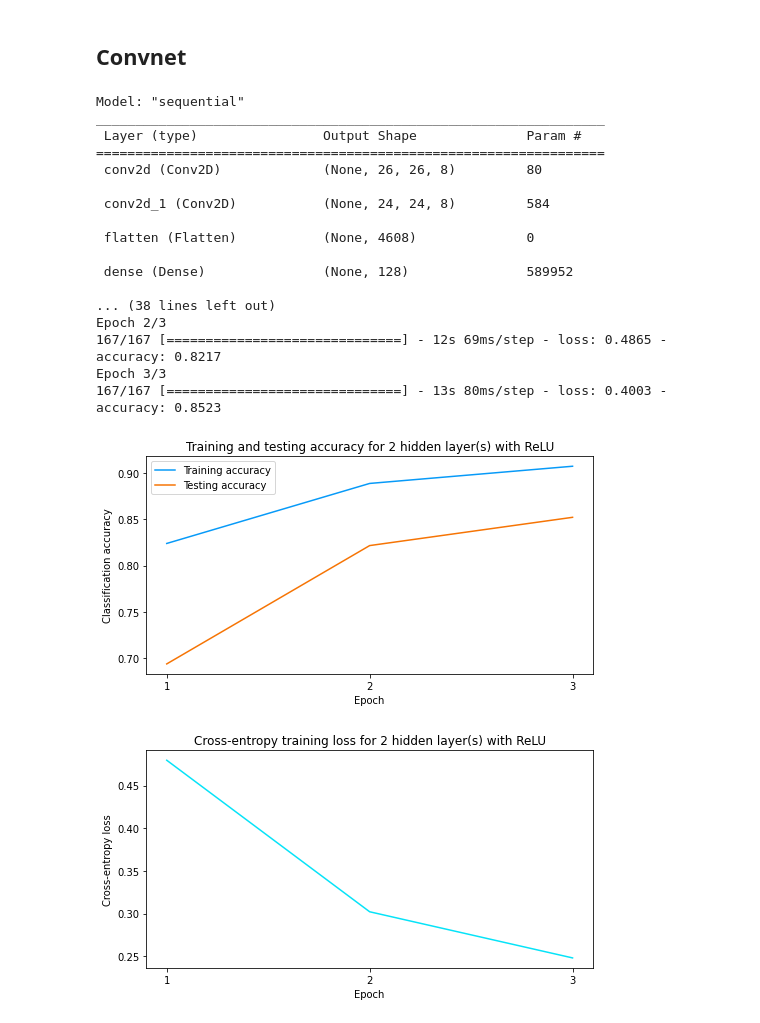
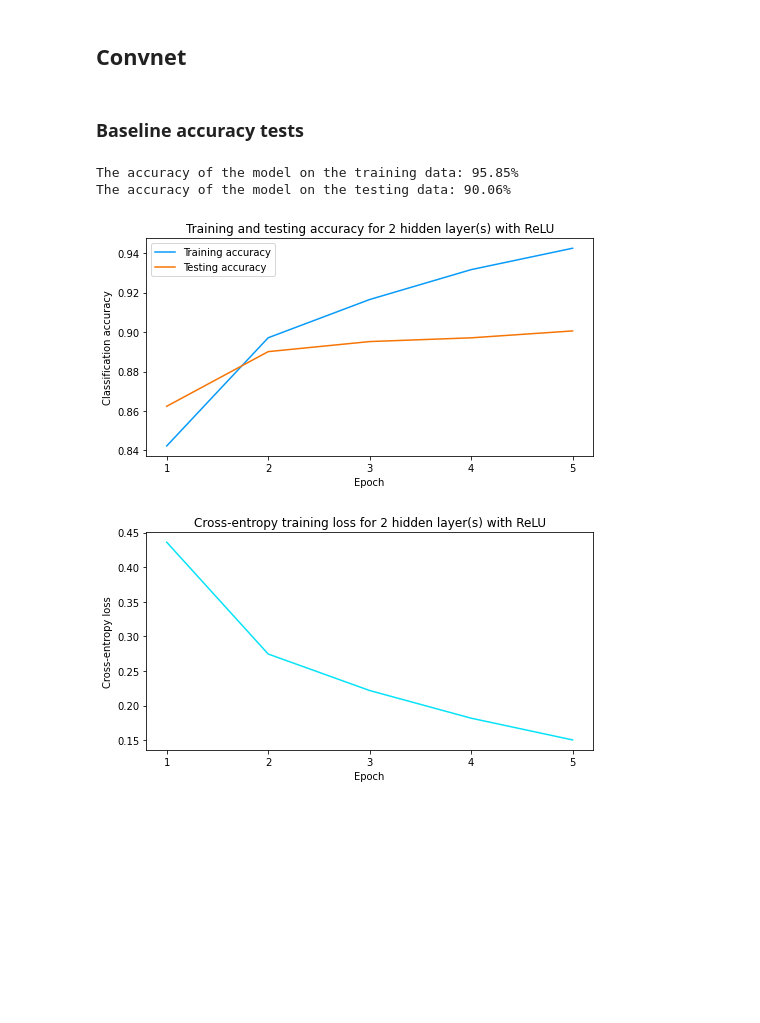
Before and after one commit to faithrts/ML-Intro, a Jupyter notebook: A3_Draft.ipynb, the cells around one changed output. Saved outputs shown, nothing was run; the diff lists cells and outputs as text; code cells hidden in the pictures; blank space fills up the shorter version.

```diff
--- a/A3_Draft.ipynb
+++ b/A3_Draft.ipynb
@@ -877,3 +894,19 @@ def compare_epochs(x_train, y_train, x_test, y_test, epochs):
 # %% [markdown]
 #### Convnet
+# %%
+def evaluate_tf_acc(model, x_train, y_train, x_test, y_test, silent = False):
+
+  train_predictions = np.argmax(model.predict(x_train, verbose =0), axis = 1)
+  test_predictions = np.argmax(model.predict(x_test, verbose =0), axis = 1)
+  y_train_label = np.argmax(y_train, axis =1)
+  y_test_label = np.argmax(y_test, axis =1)
+  train_acc = evaluate_acc(train_predictions, y_train_label)
+  test_acc = evaluate_acc(test_predictions, y_test_label)
+
+  if not silent:
+    print("The accuracy of the model on the training data: " + str(round((train_acc * 100), 2)) + "%")
+    print("The accuracy of the model on the testing data: " + str(round((test_acc * 100), 2)) + "%")
+    print("\n")
+
+  return train_acc, test_acc
 # %%
@@ -1160,29 +1354,15 @@ The accuracy of the model on the testing data: 87.77%
 # %% [markdown]
 ## Convnet
+# %% [markdown]
+### Baseline accuracy tests
 # %%
-### description
+### training and testing a CNN
 
-# we should make this silent (no output except for the graphs and accuracy)
-
-optimizer = optimizers.SGD(lr=0.1, decay=0, momentum=0, nesterov=False)
-convnet_model(optimizer, num_filters = 8, filter_size = 3, strides = 1, padding = 'valid', activation = 'relu', epochs = 3, batch_size = 60)
+opt_base = optimizers.SGD(lr=0.1, decay=0, momentum=0, nesterov=False)
+model_base = convnet_model(opt_base, x_train_convnet, y_train_convnet, x_test_convnet, y_test_convnet, num_filters = 8, filter_size = 5, strides = 1, padding = 'same', activation = 'relu', epochs = 5, batch_size = 60)
+acc_base = evaluate_tf_acc(model_base, x_train_convnet, y_train_convnet, x_test_convnet, y_test_convnet)
 # %% [output]
-Model: "sequential"
-_________________________________________________________________
- Layer (type)                Output Shape              Param #
-=================================================================
- conv2d (Conv2D)             (None, 26, 26, 8)         80
-
- conv2d_1 (Conv2D)           (None, 24, 24, 8)         584
-
- flatten (Flatten)           (None, 4608)              0
-
- dense (Dense)               (None, 128)               589952
-
-... (38 lines left out)
-Epoch 2/3
-167/167 [==============================] - 12s 69ms/step - loss: 0.4865 - accuracy: 0.8217
-Epoch 3/3
-167/167 [==============================] - 13s 80ms/step - loss: 0.4003 - accuracy: 0.8523
+The accuracy of the model on the training data: 95.85%
+The accuracy of the model on the testing data: 90.06%
-[figure, old version]
+[figure, new version]
-[figure, old version]
+[figure, new version]
```
Also changed, not shown: parts of 40 cells of this notebook.
